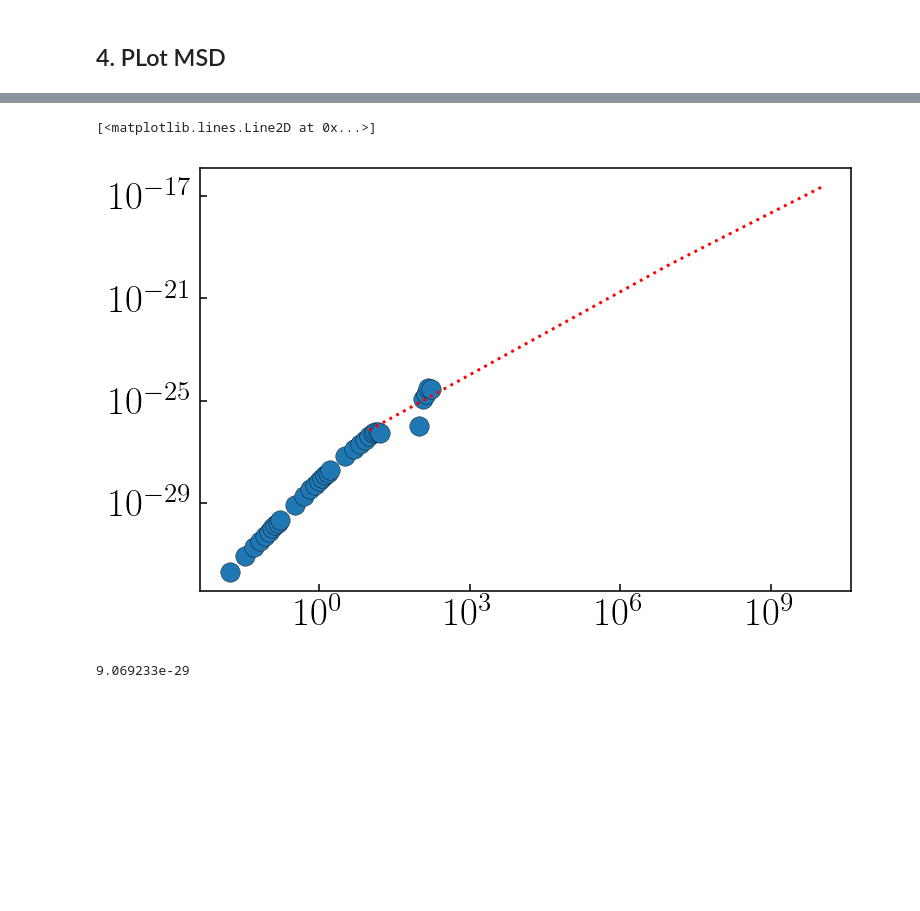
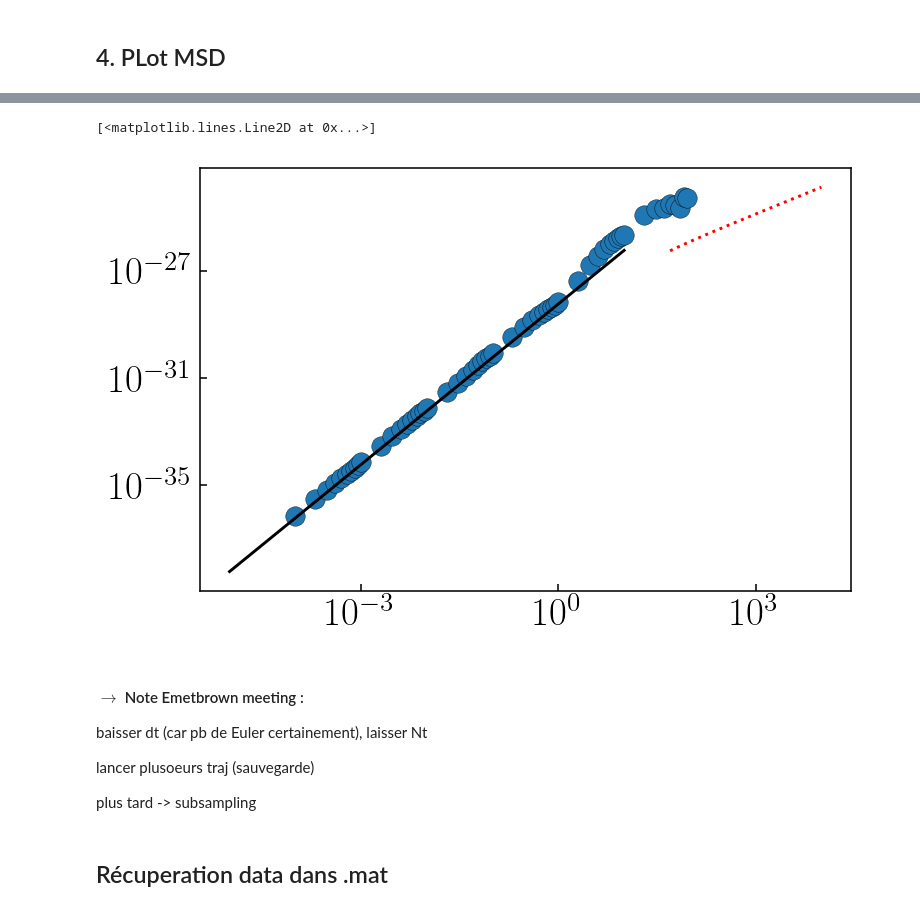
Before and after one commit to ElodieMillan/Brownian-particle-near-wall, a Jupyter notebook: Results/10-21/Overd-RigidWall/Analyse_Overd-Rigid-Wall-CYTHON(longTraj).ipynb, the cells around one changed output, grey strips where cells are left out. Cells and saved outputs as stored; diff of their text form; code cells hidden in the pictures; blank space fills up the shorter version.

```diff
--- a/Results/10-21/Overd-RigidWall/Analyse_Overd-Rigid-Wall-CYTHON(longTraj).ipynb
+++ b/Results/10-21/Overd-RigidWall/Analyse_Overd-Rigid-Wall-CYTHON(longTraj).ipynb
@@ -87,14 +87,15 @@ from sys import getsizeof
 # %% [markdown]
 ## 1. Calcul trajectoire avec code origine
 # %%
-dt = 1/60
+dt = 1e-4
 Nt = 100000000
 a = 1.5e-6
 rho = 1050
 r0 = (0., 0., 1.5e-6)
 
+
 simu = RigidWallOverdampedLangevin3D(dt=dt, Nt=Nt, R=a, rho=rho, x0=r0)
-simu.trajectory()   #%timeit
+%timeit simu.trajectory()   #%timeit
 
 
 Rs = np.zeros([Nt, 3])
@@ -196,6 +201,5 @@ Théoriquement, au temps court on a :
 
  où $C^{(4)}_0$ et $C^{(4)}_1$ sont à determiner numériquement à l'aide du code d'Arthur Alexandre (cf. cumul4.py et note).
 # %%
-
-tau, c4 = simu.Cumulant4(axis="x", plot=True, output=True)
+tau, c4, facteur_tempsCourt = simu.Cumulant4(axis="x", plot=True, output=True)
 # %% [output]
@@ -204,15 +216,26 @@ Pente cumulant4 =  7.434149304323138e-29
 # %%
 factoriel4 = 1*2*3*4
-tth = np.linspace(1e1, 1e10, 1000)
-C4tempsLong = factoriel4*9.069233e-29*tth - factoriel4*6.1744172e-28
+facteur_Arthur_tcarré = 1.1062211967574902e-29
+
+tth = np.linspace(5e1, 1e4, 1000)
+ttheo = np.linspace(1e-5, 1e1, 100)
+C4tempsLong = 1.3530168616502677e-28*tth - 1.0830268045677752e-27
 # C4tempsLong
 # %%
 plt.loglog(tau, c4, "o")
 plt.loglog(tth, C4tempsLong, "r:")
+plt.loglog(ttheo, ttheo**2*facteur_tempsCourt / 2, "-k")
+# plt.loglog(ttheo, ttheo**2*facteur_Arthur_tcarré, ":k")
 # %% [output]
 [<matplotlib.lines.Line2D at 0x...>]
-[figure, old version]
+[figure, new version]
-# %%
-9.069233e-29
-# %% [output]
-9.069233e-29
+# %% [markdown]
+#### $\rightarrow$ Note Emetbrown meeting :
+
+baisser dt (car pb de Euler certainement), laisser Nt
+
+lancer plusoeurs traj (sauvegarde)
+
+plus tard -> subsampling
+# %% [markdown]
+## Récuperation data dans .mat
```
Also changed, not shown: parts of 15 cells of this notebook, 3 other files.
